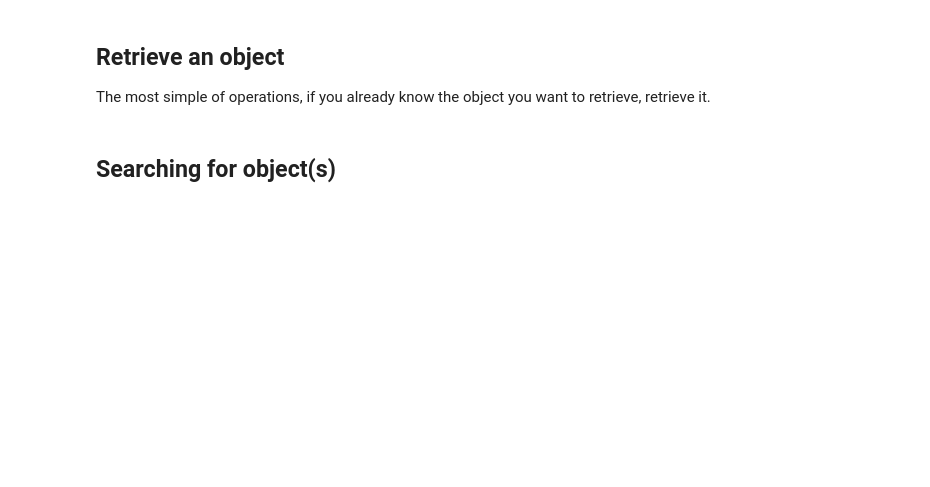
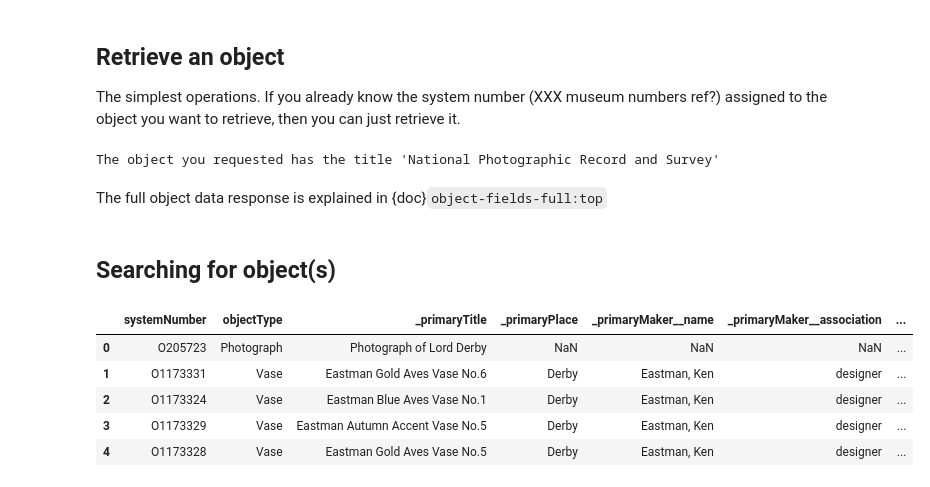
Before and after one commit to vanda/etc-docs, a Jupyter notebook: api-book/api-book/quick-start.ipynb, the cells around one changed output. Saved outputs shown, nothing was run; the diff lists cells and outputs as text; code cells hidden in the pictures; blank space fills up the shorter version.

```diff
--- a/api-book/api-book/quick-start.ipynb
+++ b/api-book/api-book/quick-start.ipynb
@@ -15,6 +8,28 @@ datasets which might cover the area of interest without needing to programme.
 # %% [markdown]
 ## Retrieve an object
 
-The most simple of operations, if you already know the object you want to retrieve, retrieve it.
+The simplest operations. If you already know the system number (XXX museum numbers ref?) assigned to the object you want to retrieve, then you can just retrieve it.
+# %%
+import requests
+req = requests.get('http://vam-etc-test-api.azureedge.net/api/v2/museumobject/O54544')
+object_data = req.json()
+print("The object you requested has the title '%s'" % object_data["record"]["title"][0]["title"])
+# %% [output]
+The object you requested has the title 'National Photographic Record and Survey'
+# %% [markdown]
+The full object data response is explained in {doc}`object-fields-full:top`
 # %% [markdown]
 ## Searching for object(s)
+# %%
+import requests
+import pandas as pd
+
+object_df = pd.read_csv("http://vam-etc-test-api.azureedge.net/api/v2/objects/search?q=Derby&page_size=50&response_format=csv")
+object_df.head()
+# %% [output]
+|  | systemNumber | objectType | _primaryTitle | _primaryPlace | _primaryMaker__name | _primaryMaker__association | ... |
+| 0 | O205723 | Photograph | Photograph of Lord Derby | NaN | NaN | NaN | ... |
+| 1 | O1173331 | Vase | Eastman Gold Aves Vase No.6 | Derby | Eastman, Ken | designer | ... |
+| 2 | O1173324 | Vase | Eastman Blue Aves Vase No.1 | Derby | Eastman, Ken | designer | ... |
+| 3 | O1173329 | Vase | Eastman Autumn Accent Vase No.5 | Derby | Eastman, Ken | designer | ... |
+| 4 | O1173328 | Vase | Eastman Gold Aves Vase No.5 | Derby | Eastman, Ken | designer | ... |
```
Also changed, not shown: parts of 17 cells of this notebook, 30 other files.
